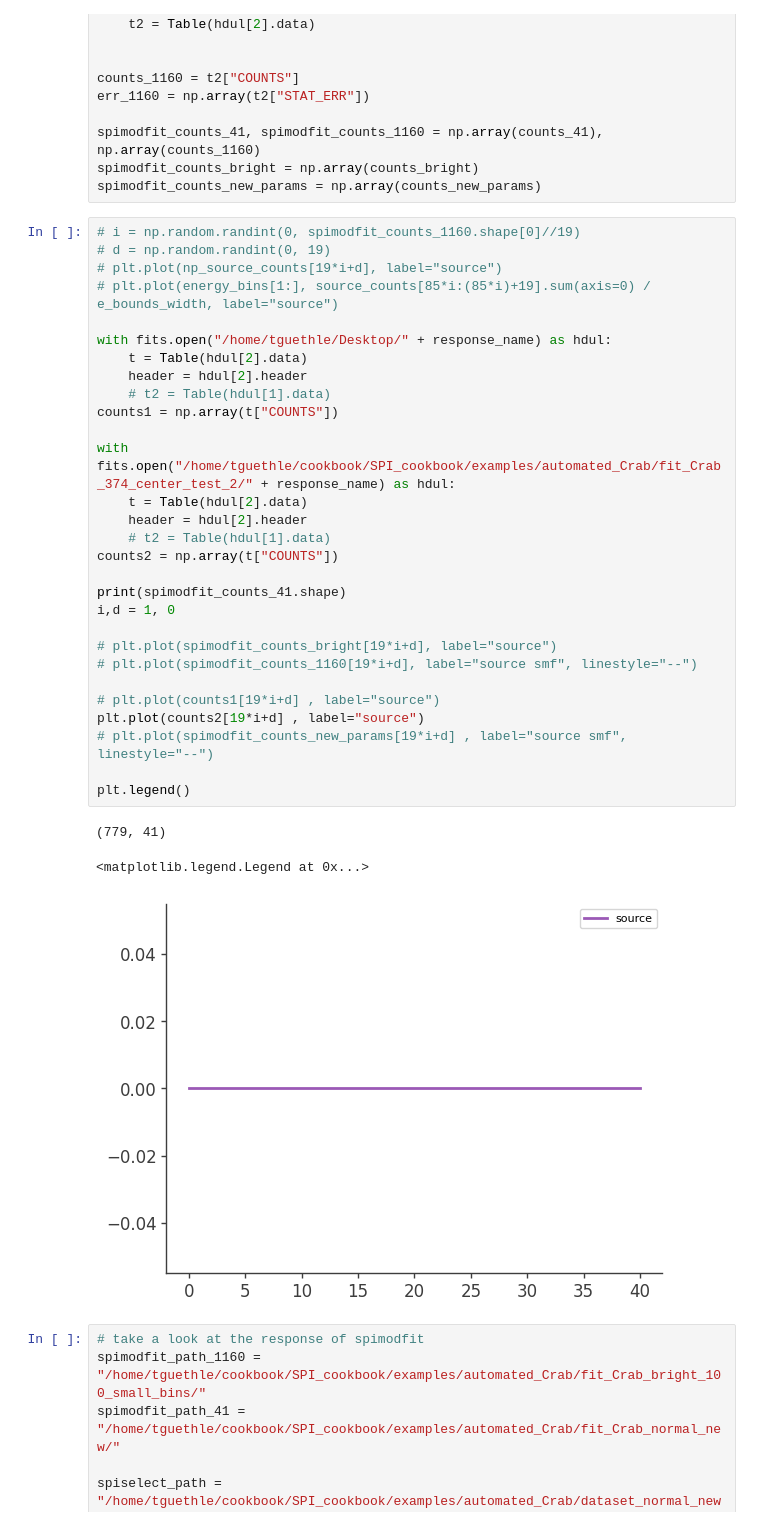
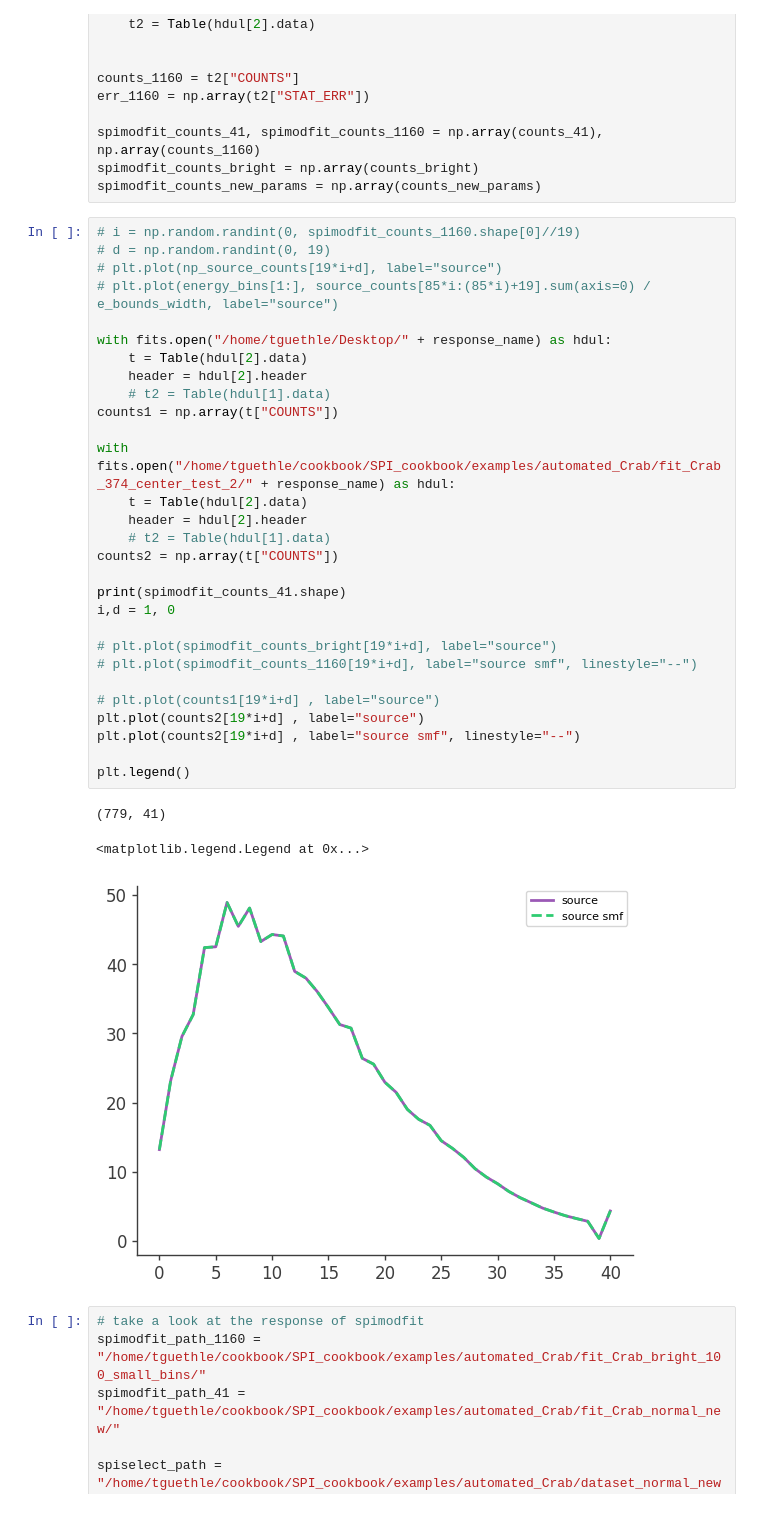
Before and after one commit to timmguthle/INTEGRAL-SPI, a Jupyter notebook: main_files/smf_simulations/compare_expected_counts.ipynb, the cells around one changed output. Saved outputs shown, nothing was run; the diff lists cells and outputs as text.

```diff
--- a/main_files/smf_simulations/compare_expected_counts.ipynb
+++ b/main_files/smf_simulations/compare_expected_counts.ipynb
@@ -78,35 +78,35 @@ spimodfit_counts_new_params = np.array(counts_new_params)
 # i = np.random.randint(0, spimodfit_counts_1160.shape[0]//19)
 # d = np.random.randint(0, 19)
 # plt.plot(np_source_counts[19*i+d], label="source")
 # plt.plot(energy_bins[1:], source_counts[85*i:(85*i)+19].sum(axis=0) / e_bounds_width, label="source")
 
 with fits.open("/home/tguethle/Desktop/" + response_name) as hdul:
     t = Table(hdul[2].data)
     header = hdul[2].header
     # t2 = Table(hdul[1].data)
 counts1 = np.array(t["COUNTS"])
 
 with fits.open("/home/tguethle/cookbook/SPI_cookbook/examples/automated_Crab/fit_Crab_374_center_test_2/" + response_name) as hdul:
     t = Table(hdul[2].data)
     header = hdul[2].header
     # t2 = Table(hdul[1].data)
 counts2 = np.array(t["COUNTS"])
 
 print(spimodfit_counts_41.shape)
 i,d = 1, 0
 
 # plt.plot(spimodfit_counts_bright[19*i+d], label="source")
 # plt.plot(spimodfit_counts_1160[19*i+d], label="source smf", linestyle="--")
 
 # plt.plot(counts1[19*i+d] , label="source")
 plt.plot(counts2[19*i+d] , label="source")
-# plt.plot(spimodfit_counts_new_params[19*i+d] , label="source smf", linestyle="--")
+plt.plot(counts2[19*i+d] , label="source smf", linestyle="--")
 
 plt.legend()
 # %% [output]
 (779, 41)
 <matplotlib.legend.Legend at 0x...>
-[figure, old version]
+[figure, new version]
 # %%
 # take a look at the response of spimodfit
 spimodfit_path_1160 = "/home/tguethle/cookbook/SPI_cookbook/examples/automated_Crab/fit_Crab_bright_100_small_bins/"
```
Also changed, not shown: 9 other files.
